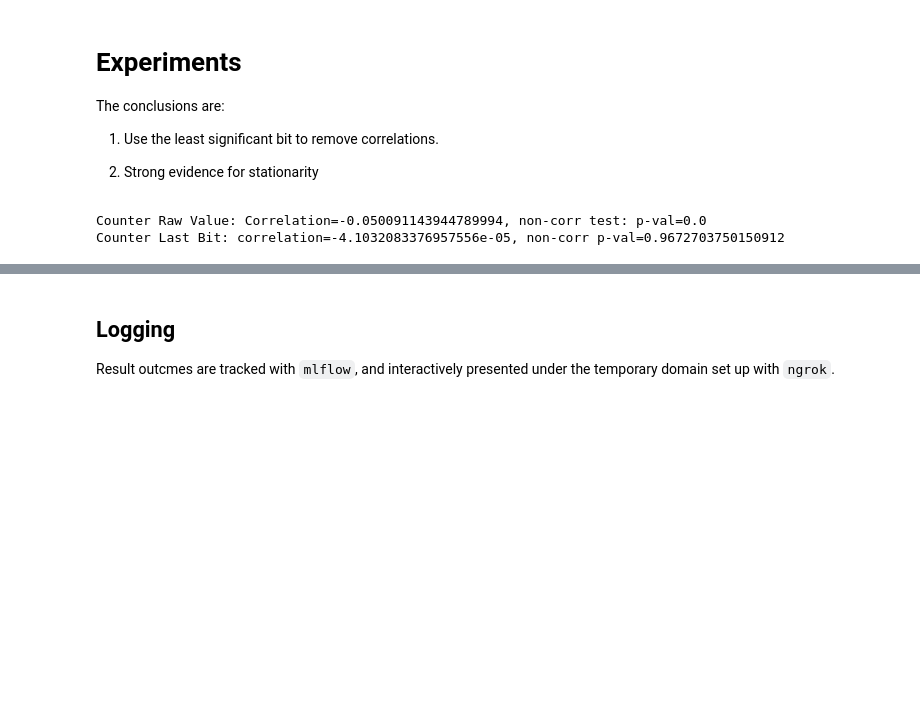
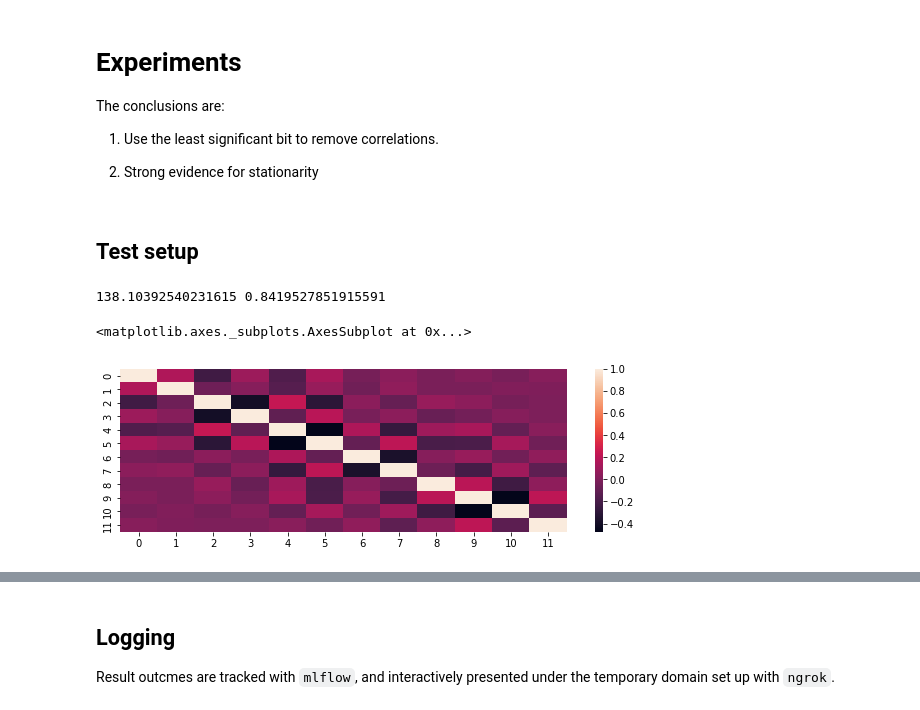
Before and after one commit to maciejskorski/enhanced-pll-trng, a Jupyter notebook: TRNG_Dependency_Analysis.ipynb, the cells around one changed output, grey strips where cells are left out. Cells and saved outputs as stored; diff of their text form; code cells hidden in the pictures; blank space fills up the shorter version.

```diff
--- a/TRNG_Dependency_Analysis.ipynb
+++ b/TRNG_Dependency_Analysis.ipynb
@@ -215,18 +256,5 @@ The conclusions are:
 1.   Use the least significant bit to remove correlations.
 
 2.   Strong evidence for stationarity
-# %%
-import numpy as np
-import scipy
-from scipy import stats
-path = '/content/data_v3/220929_SFa4_DBv11-12/acq_20220929154848_cnt.bin'
-x = np.fromfile(path,dtype='uint8')
-corr,pval = scipy.stats.pearsonr(x[:-1],x[1:])
-print(f'Counter Raw Value: Correlation={corr}, non-corr test: p-val={pval}')
-
-y = x%2
-corr,pval = scipy.stats.pearsonr(y[:-1],y[1:])
-print(f'Counter Last Bit: correlation={corr}, non-corr p-val={pval}')
-# %% [output]
-Counter Raw Value: Correlation=-0.050091143944789994, non-corr test: p-val=0.0
-Counter Last Bit: correlation=-4.1032083376957556e-05, non-corr p-val=0.9672703750150912
+# %% [markdown]
+## Test setup
@@ -232,0 +281,21 @@ Counter Last Bit: correlation=-4.1032083376957556e-05, non-corr p-val=0.96727037
+# %%
+from scipy.stats import pearsonr
+import seaborn as sns
+
+path = '/TCHES2023/CV_a1_M1/acq_20221214181748_dff_km368_kd279.bin'
+KM = 368
+KD = 279
+bits = read_dff(filename,KM,KD) # N_CYCLES x KM
+counter_vals = bits.sum(-1) # N_CYCLES
+print(counter_vals.mean(),counter_vals.var()) # mean=138.1, var=0.84
+
+x = counter_vals%2
+# select points on edges and compute covariance
+edge_idxs = np.arange(KD)[abs(bits.mean(0)-0.5)<0.49]
+x = bits[:,edge_idxs]
+cov_matrix = np.corrcoef(x.T)
+sns.heatmap(cov_matrix)
+# %% [output]
+138.10392540231615 0.8419527851915591
+<matplotlib.axes._subplots.AxesSubplot at 0x...>
+[figure, added]
```
Also changed, not shown: parts of 24 cells of this notebook.
